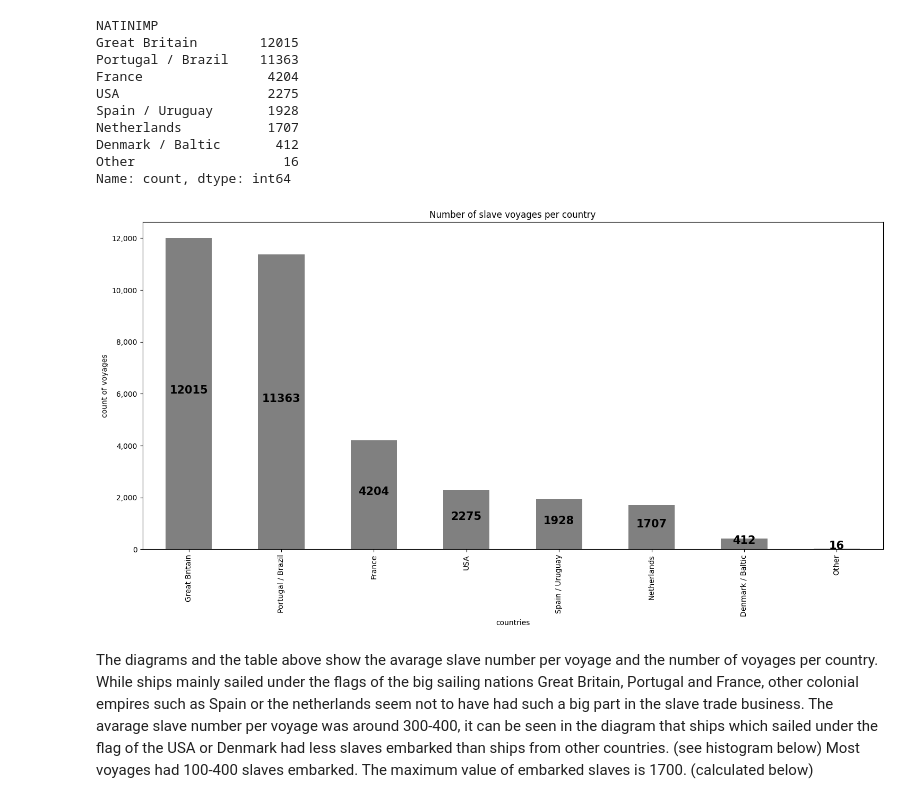
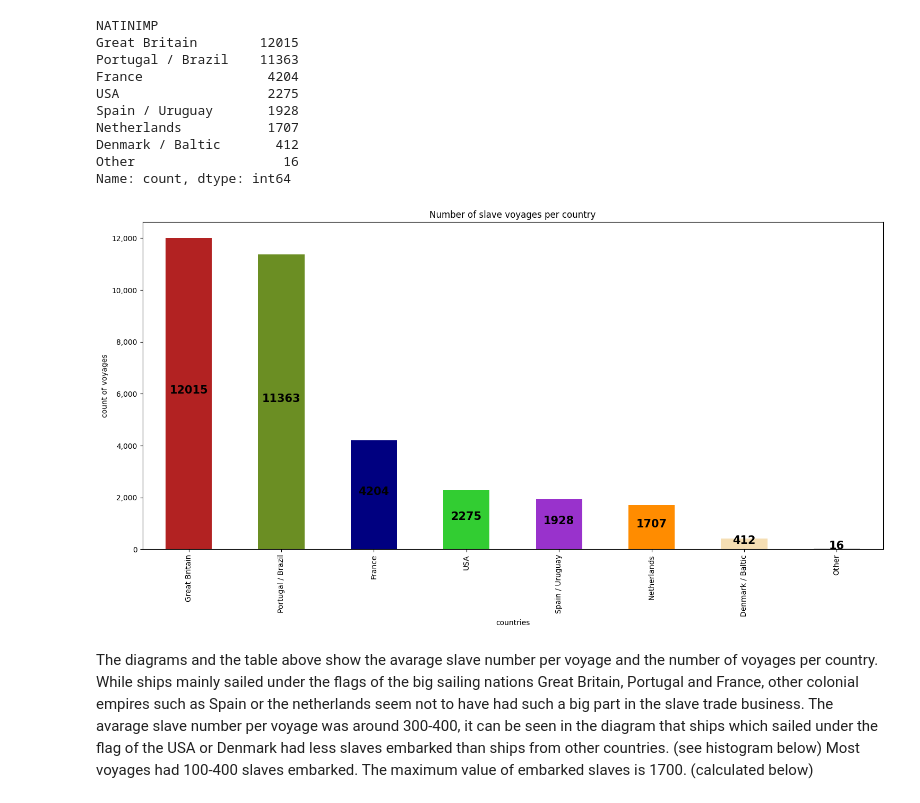
Before and after one commit to andren967/Novak_SlaveVoyages, a Jupyter notebook: Novak_Assignment1_SlaveVoyages.ipynb, the cells around one changed output. Drawn from its saved outputs; the diff is of its cells as text; code cells hidden in the pictures.

Commit message:
adding predefined colors

```diff
--- a/Novak_Assignment1_SlaveVoyages.ipynb
+++ b/Novak_Assignment1_SlaveVoyages.ipynb
@@ -602,27 +622,31 @@ Denmark / Baltic       412
 Other                   16
 Name: count, dtype: int64
 # %%
+#creating colorlist for ordered values
+clist_local = ["firebrick","olivedrab","navy","limegreen","darkorchid","darkorange","wheat","grey"]
+
 #creating a barplot of voyages per country (summarized)
 barplot = slave_voyages["NATINIMP"].value_counts().plot(kind='bar',
                                                          figsize=(18,8),
                                                          ylabel='count of voyages',
                                                          xlabel = "countries",
                                                          title = "Number of slave voyages per country",
-                                                         color="grey")
+                                                         color=clist_local
+                                                         )
 
 #set number of voyages into bar for each country in loop
 for bar in barplot.patches:
   barplot.text(bar.get_x() + bar.get_width() / 2, #position width
           bar.get_height() / 2 + bar.get_y(), #position height
           round(bar.get_height()), ha = 'center', #position centered
           color = 'black',
           weight = 'bold',
           size = 15)
 
 #delimiter "," for thousand
 plt.subplot().get_yaxis().set_major_formatter(mt.FuncFormatter(lambda x, p: format(int(x), ',')))
 # %% [output]
-[figure, old version]
+[figure, new version]
 # %% [markdown]
 The diagrams and the table above show the avarage slave number per voyage and the number of voyages per country. While ships mainly sailed under the flags of the big sailing nations Great Britain, Portugal and France, other colonial empires such as Spain or the netherlands seem not to have had such a big part in the slave trade business. The avarage slave number per voyage was around 300-400, it can be seen in the diagram that ships which sailed under the flag of the USA or Denmark had less slaves embarked than ships from other countries. (see histogram below) Most voyages had 100-400 slaves embarked. The maximum value of embarked slaves is 1700. (calculated below)
 # %%
```
Also changed, not shown: parts of 4 cells of this notebook.
